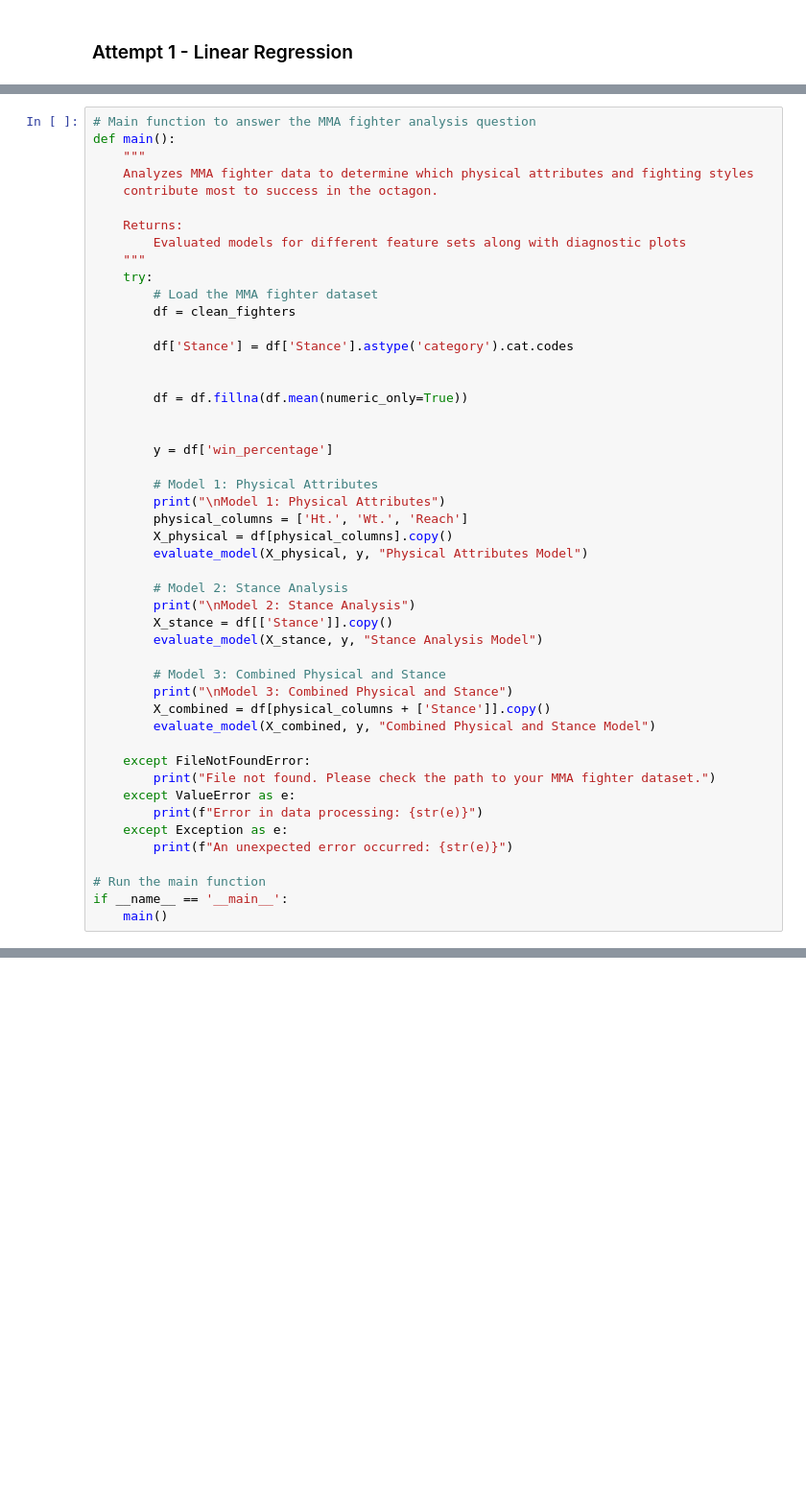
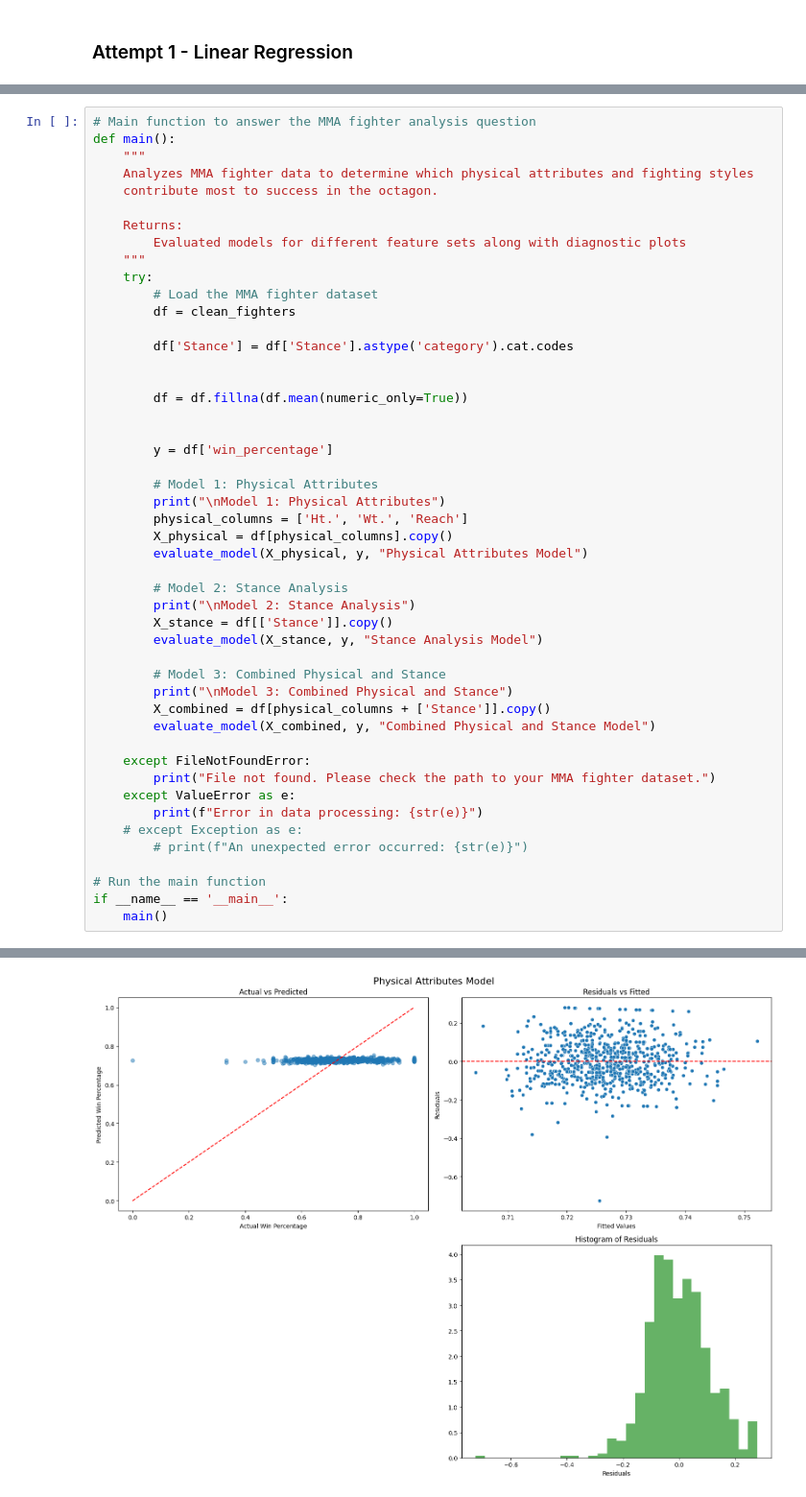
Before and after one commit to rincewind-spec/DS-3000-Project, a Jupyter notebook: PhaseIII.ipynb, the cells around one changed output, grey strips where cells are left out. Shown at 96% size. Saved outputs shown, nothing was run; the diff lists cells and outputs as text; blank space fills up the shorter version.

Commit message:
Fixed PhaseIII and got initial model printouts

```diff
--- a/PhaseIII.ipynb
+++ b/PhaseIII.ipynb
@@ -255,8 +256,8 @@ def main():
         print("File not found. Please check the path to your MMA fighter dataset.")
     except ValueError as e:
         print(f"Error in data processing: {str(e)}")
-    except Exception as e:
-        print(f"An unexpected error occurred: {str(e)}")
+    # except Exception as e:
+        # print(f"An unexpected error occurred: {str(e)}")
 
 # Run the main function
 if __name__ == '__main__':
@@ -266,0 +269 @@ An unexpected error occurred: name 'cross_val_score' is not defined
+[figure, added]
```
Also changed, not shown: parts of 3 cells of this notebook.
